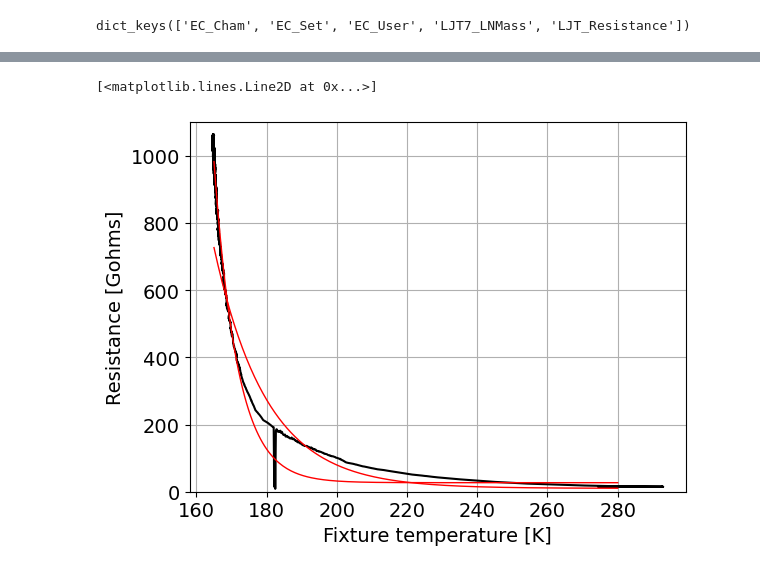
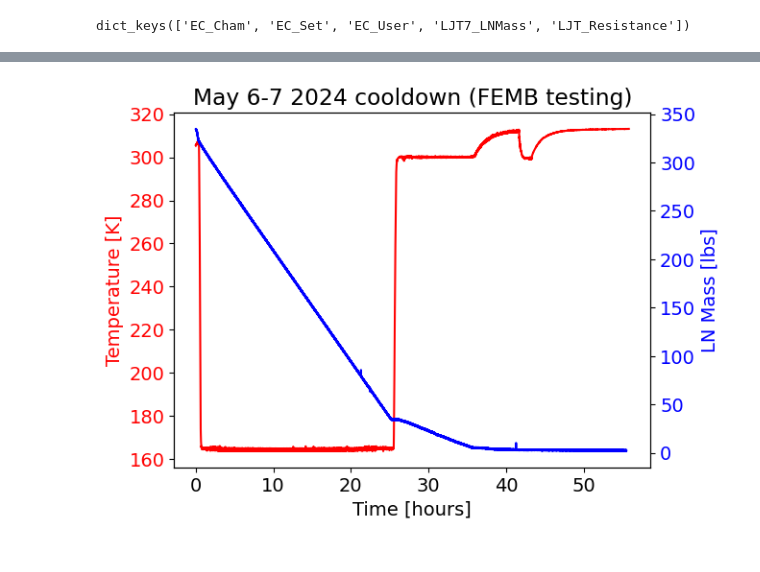
Before and after one commit to bglenardo/ec_slow_control_interface, a Jupyter notebook: LN_usage_analysis.ipynb, the cells around one changed output, grey strips where cells are left out. Cells and saved outputs as stored; diff of their text form; code cells hidden in the pictures.

Commit message:
Updates to LN usage analysis

```diff
--- a/LN_usage_analysis.ipynb
+++ b/LN_usage_analysis.ipynb
@@ -70,23 +82,3 @@ output_dict = convert_data_to_dict( data_R )
 output_dict.keys()
 # %% [output]
 dict_keys(['EC_Cham', 'EC_Set', 'EC_User', 'LJT7_LNMass', 'LJT_Resistance'])
-# %%
-import matplotlib.dates as mdates
-
-def ConvertDatesToHours( dates ):
-    times_in_days = mdates.date2num( dates )
-    return (times_in_days - times_in_days[0])*24
-
-plt.rcParams['font.size'] = 14
-
-plt.plot(ConvertDatesToHours(output_dict['EC_User'][0]),output_dict['EC_User'][1])
-plt.ylabel('Temperature [K]')
-plt.xlabel('Time [hours]')
-# plt.savefig('resistance_vs_time_resistor_1.png',dpi=200,bbox_inches='tight')
-
-
-# plt.figure(2)
-# plt.plot(ConvertDatesToHours(data_temp[:,0]),data_temp[:,1])
-# plt.ylabel('Temperature [K]')
-# plt.xlabel('Time [hours]')
-# plt.savefig('temperature_vs_time_resistor_1.png',dpi=200,bbox_inches='tight')
@@ -113,24 +85,36 @@ plt.savefig('resistance_vs_USER_temperature_resistor_1.png',dpi=200,bbox_inches=
-# %%
-def ExpFit(x,A,x0,tau,C):
-    return A*np.exp(-(x-x0)/tau ) + C
-
-from scipy.optimize import curve_fit
-
-p0 = (1000.,160.,15,10)
-
-plt.figure(1)
-plt.plot(fT(times), fR(times), '-k',markersize=5)
-plt.xlabel('Fixture temperature [K]')
-plt.ylabel('Resistance [Gohms]')
-plt.grid()
-plt.ylim(0.,1100.)
-xguess = np.linspace(165.,280.,200)
-yguess = ExpFit(xguess,*p0)
-plt.plot(xguess,yguess,'-r',linewidth=1)
-
-p,pcov = curve_fit(ExpFit, fT(times), fR(times), p0=p0)
-
-plt.plot(xguess,ExpFit(xguess,*p),linewidth=1,color='r')
-# %% [output]
-[<matplotlib.lines.Line2D at 0x...>]
-[figure, removed]
+# %%
+import matplotlib.dates as mdates
+
+def ConvertDatesToHours( dates, reference_date = None ):
+    times_in_days = mdates.date2num( dates )
+    if reference_date is not None:
+        ref_date = mdates.date2num( reference_date )
+        return (times_in_days - ref_date)*24
+    else:
+        return (times_in_days - times_in_days[0])*24
+
+# def GetUsageRageInTimeRange
+
+plt.title('May 6-7 2024 cooldown (FEMB testing)')
+
+plt.rcParams['font.size'] = 14
+
+plt.plot(ConvertDatesToHours(output_dict['EC_User'][0]),output_dict['EC_User'][1],'r')
+plt.ylabel('Temperature [K]', color='r')
+plt.gca().tick_params(axis='y',labelcolor='r')
+plt.xlabel('Time [hours]')
+
+ax = plt.gca()
+ax2 = ax.twinx()
+ax2.plot(ConvertDatesToHours(output_dict['LJT7_LNMass'][0]),output_dict['LJT7_LNMass'][1],'-b')
+ax2.set_ylabel('LN Mass [lbs]', color='b')
+ax2.tick_params(axis='y', labelcolor='b')
+# ax.xaxis.grid(True)
+
+# plt.figure(2)
+# plt.plot(ConvertDatesToHours(data_temp[:,0]),data_temp[:,1])
+# plt.ylabel('Temperature [K]')
+# plt.xlabel('Time [hours]')
+plt.savefig('2024_05_06_cooldown_temp_and_LNMass.png',dpi=200,bbox_inches='tight')
+# %% [output]
+[figure, added]
```
Also changed, not shown: parts of 40 cells of this notebook.
